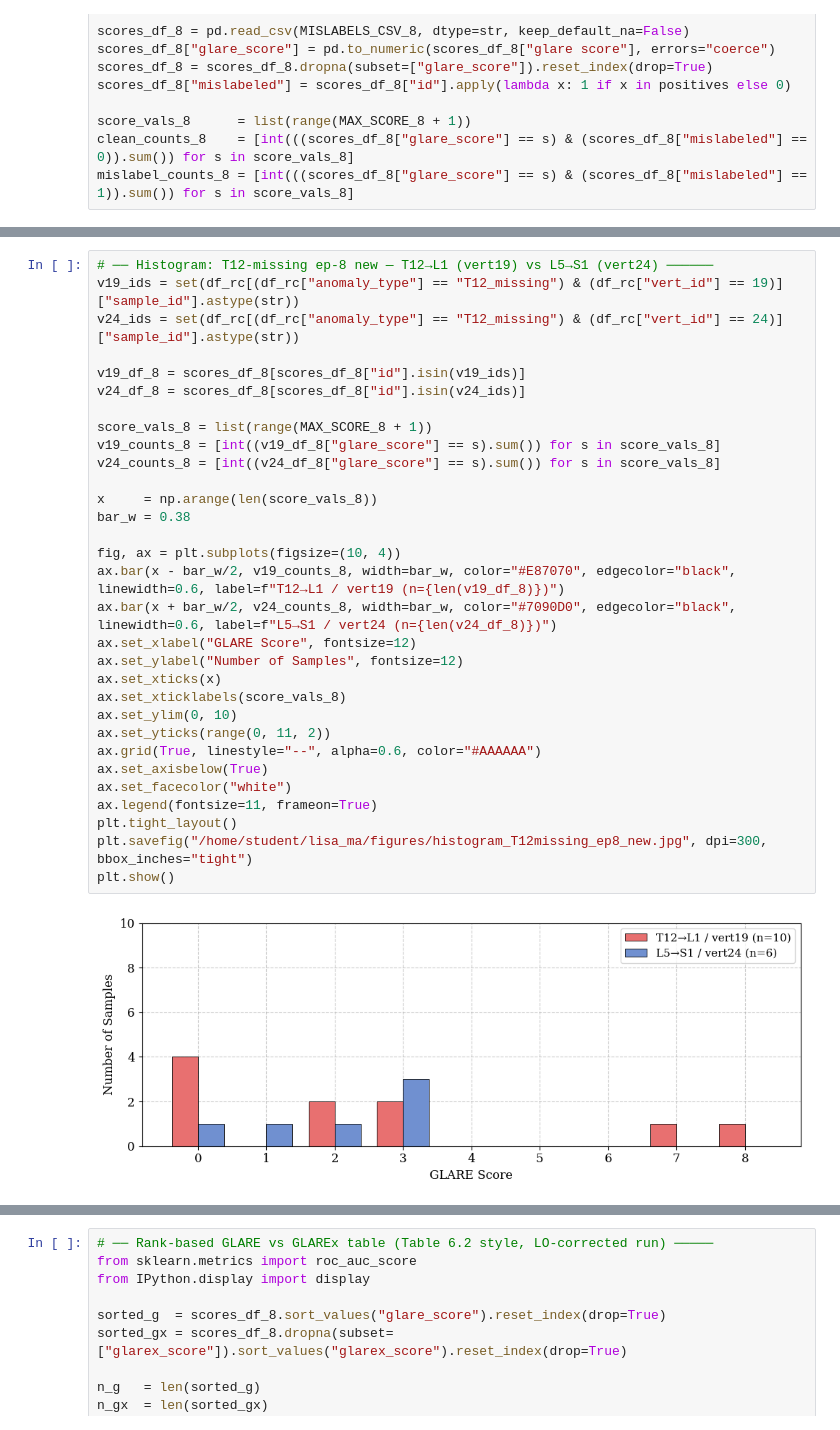
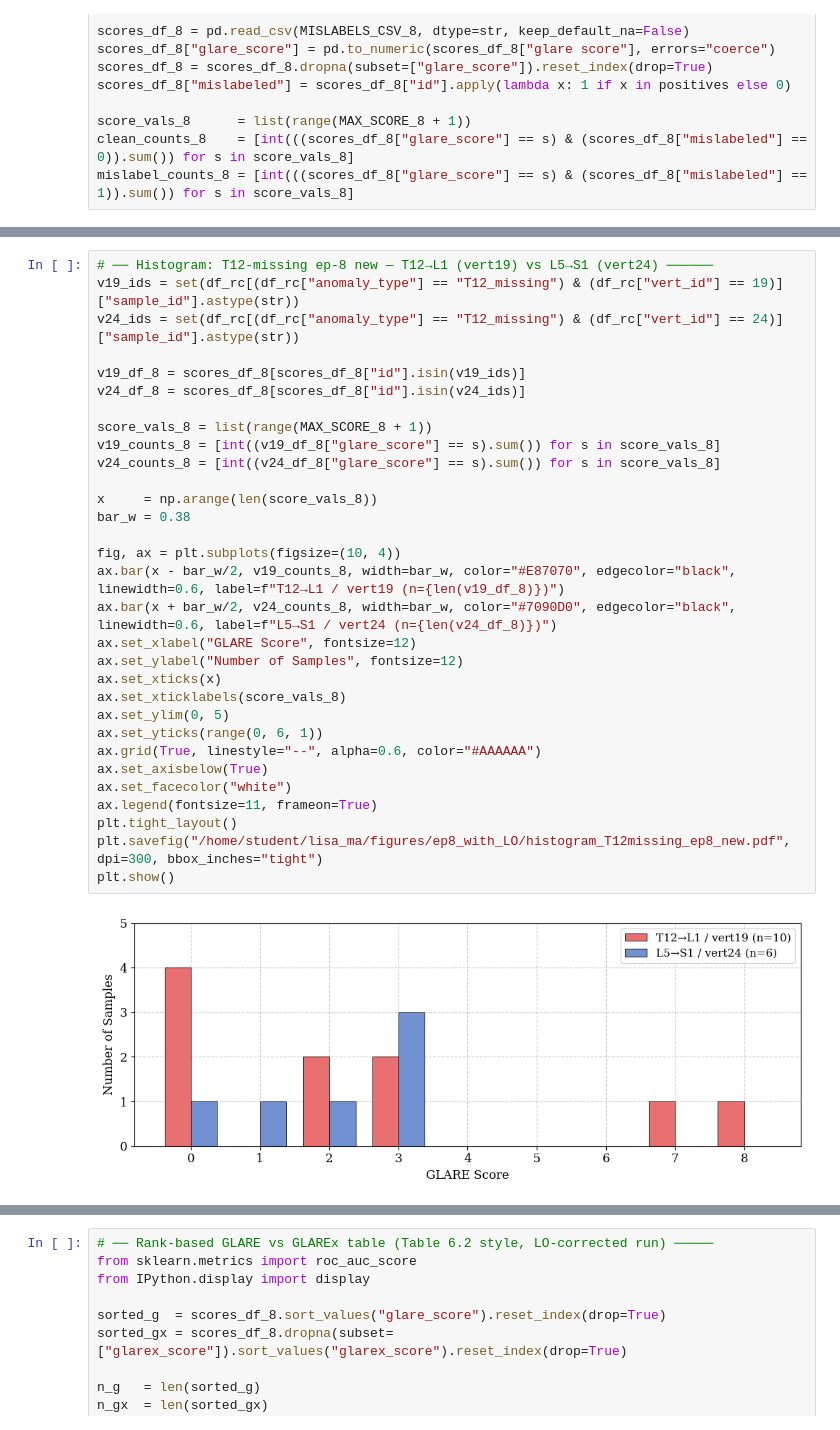
Before and after one commit to lisa-rizzo/Master_Thesis, a Jupyter notebook: evaluation/evaluation_ep8_with_LO.ipynb, the cells around one changed output, grey strips where cells are left out. Cells and saved outputs as stored; diff of their text form.

```diff
--- a/evaluation/evaluation_script_lisa_new_run.ipynb
+++ b/evaluation/evaluation_ep8_with_LO.ipynb
@@ -309,36 +251,36 @@ plt.show()
 # %%
 # ── Histogram: T12-missing ep-8 new — T12→L1 (vert19) vs L5→S1 (vert24) ──────
 v19_ids = set(df_rc[(df_rc["anomaly_type"] == "T12_missing") & (df_rc["vert_id"] == 19)]["sample_id"].astype(str))
 v24_ids = set(df_rc[(df_rc["anomaly_type"] == "T12_missing") & (df_rc["vert_id"] == 24)]["sample_id"].astype(str))
 
 v19_df_8 = scores_df_8[scores_df_8["id"].isin(v19_ids)]
 v24_df_8 = scores_df_8[scores_df_8["id"].isin(v24_ids)]
 
 score_vals_8 = list(range(MAX_SCORE_8 + 1))
 v19_counts_8 = [int((v19_df_8["glare_score"] == s).sum()) for s in score_vals_8]
 v24_counts_8 = [int((v24_df_8["glare_score"] == s).sum()) for s in score_vals_8]
 
 x     = np.arange(len(score_vals_8))
 bar_w = 0.38
 
 fig, ax = plt.subplots(figsize=(10, 4))
 ax.bar(x - bar_w/2, v19_counts_8, width=bar_w, color="#E87070", edgecolor="black", linewidth=0.6, label=f"T12→L1 / vert19 (n={len(v19_df_8)})")
 ax.bar(x + bar_w/2, v24_counts_8, width=bar_w, color="#7090D0", edgecolor="black", linewidth=0.6, label=f"L5→S1 / vert24 (n={len(v24_df_8)})")
 ax.set_xlabel("GLARE Score", fontsize=12)
 ax.set_ylabel("Number of Samples", fontsize=12)
 ax.set_xticks(x)
 ax.set_xticklabels(score_vals_8)
-ax.set_ylim(0, 10)
-ax.set_yticks(range(0, 11, 2))
+ax.set_ylim(0, 5)
+ax.set_yticks(range(0, 6, 1))
 ax.grid(True, linestyle="--", alpha=0.6, color="#AAAAAA")
 ax.set_axisbelow(True)
 ax.set_facecolor("white")
 ax.legend(fontsize=11, frameon=True)
 plt.tight_layout()
-plt.savefig("/home/student/lisa_ma/figures/histogram_T12missing_ep8_new.jpg", dpi=300, bbox_inches="tight")
+plt.savefig("/home/student/lisa_ma/figures/ep8_with_LO/histogram_T12missing_ep8_new.pdf", dpi=300, bbox_inches="tight")
 plt.show()
 # %% [output]
-[figure, old version]
+[figure, new version]
 # %%
 # ── Histogram: T13-extra ep-8 new — L1→T13 (vert20) vs S1→L5 (vert25) ────────
 v20_ids = set(df_rc[(df_rc["anomaly_type"] == "T13_extra") & (df_rc["vert_id"] == 20)]["sample_id"].astype(str))
```
Also changed, not shown: parts of 6 cells of this notebook, 4 other files.
